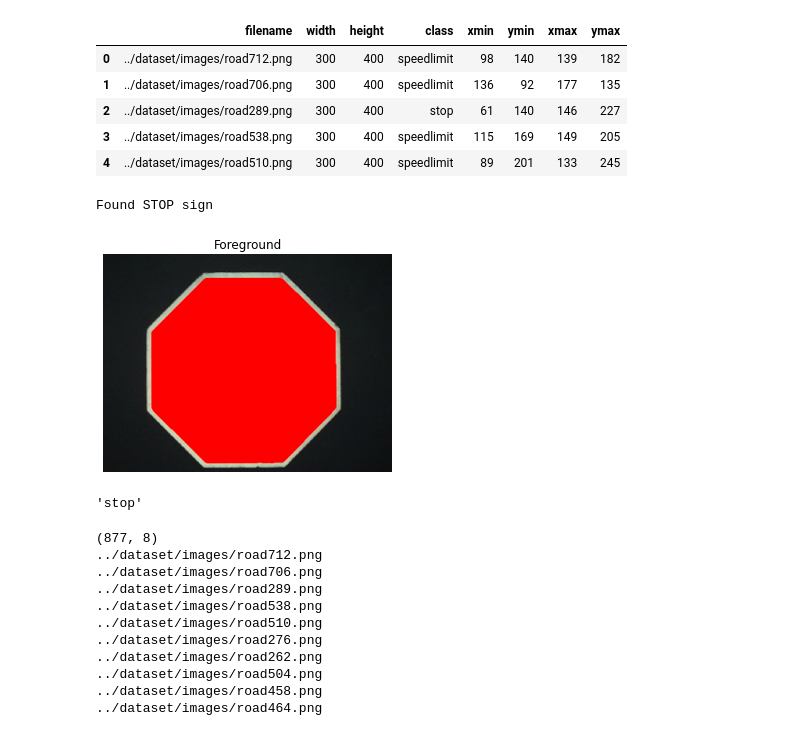
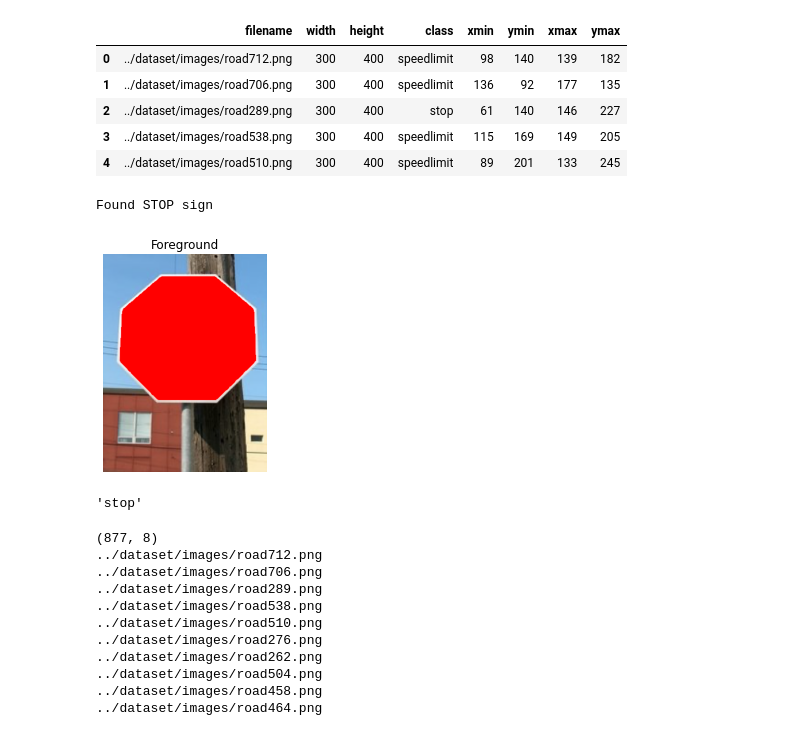
Before and after one commit to tomasfgon/FEUP-VC, a Jupyter notebook: src/main.ipynb, the cells around one changed output. Saved outputs shown, nothing was run; the diff lists cells and outputs as text; code cells hidden in the pictures.

Commit message:
Evaluate function now takes path as the argument

```diff
--- a/src/main.ipynb
+++ b/src/main.ipynb
@@ -9,8 +9,6 @@ import pandas as pd
 
 dataDir = Path('../dataset/images')
 annotationsDir = Path('../dataset/annotations')
-
-img = cv2.imread(os.path.join(dataDir, 'road58.png'))
 # %%
 # Classification setup
 
@@ -132,7 +130,7 @@ def morphological_ops(img):
 # %%
 # Shape Recognition
 
-def shape_recognition(img_red, img_blue):
+def shape_recognition(img_red, img_blue, initial_image):
     result = ""
 
     # Red
@@ -148,12 +146,12 @@ def shape_recognition(img_red, img_blue):
         if len(approx) == 8:
             print('Found STOP sign')
             result = "stop"
-            img_red_contours = cv2.drawContours(img, [cnt], 0, (0,0,255), -1)
+            img_red_contours = cv2.drawContours(initial_image, [cnt], 0, (0,0,255), -1)
 
         elif len(approx) >= 12:
             print('Found red circle sign')
             result = "speedlimit"
-            img_red_contours = cv2.drawContours(img, [cnt], 0, (0,0,255), -1)
+            img_red_contours = cv2.drawContours(initial_image, [cnt], 0, (0,0,255), -1)
 
     # Blue
 
@@ -167,7 +165,7 @@ def shape_recognition(img_red, img_blue):
             print('Found BLUE sign')
             result = "crosswalk"
             debug = "blue"
-            img_blue_contours = cv2.drawContours(img, [cnt], 0, (255,0,0), -1)
+            img_blue_contours = cv2.drawContours(initial_image, [cnt], 0, (255,0,0), -1)
 
 
     if debug=="red":
@@ -183,21 +181,23 @@ def shape_recognition(img_red, img_blue):
 
     return result
 # %%
-def evaluate_image(img):
+def evaluate_image(imgPath):
+
+    img = cv2.imread(imgPath)
 
     imgLighting = improve_lighting(img)
     imgSmooth = image_smooth(imgLighting)
     img_blue, img_red = image_segmentation(imgSmooth)
     processed_blue = morphological_ops(img_blue)
     processed_red = morphological_ops(img_red)
-    result = shape_recognition(processed_red, processed_blue)
+    result = shape_recognition(processed_red, processed_blue, img)
 
     return result
 
-evaluate_image(img)
+evaluate_image('../dataset/images/road57.png')
 # %% [output]
 Found STOP sign
-[figure, old version]
+[figure, new version]
 'stop'
 # %%
 # Classification train
```
Also changed, not shown: 1 other file.
